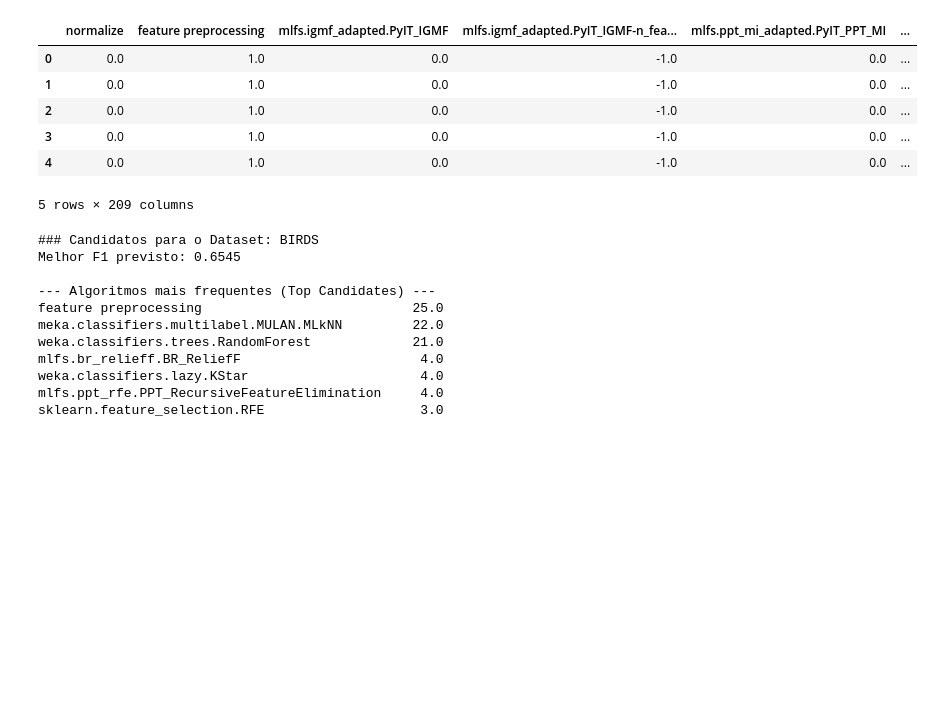
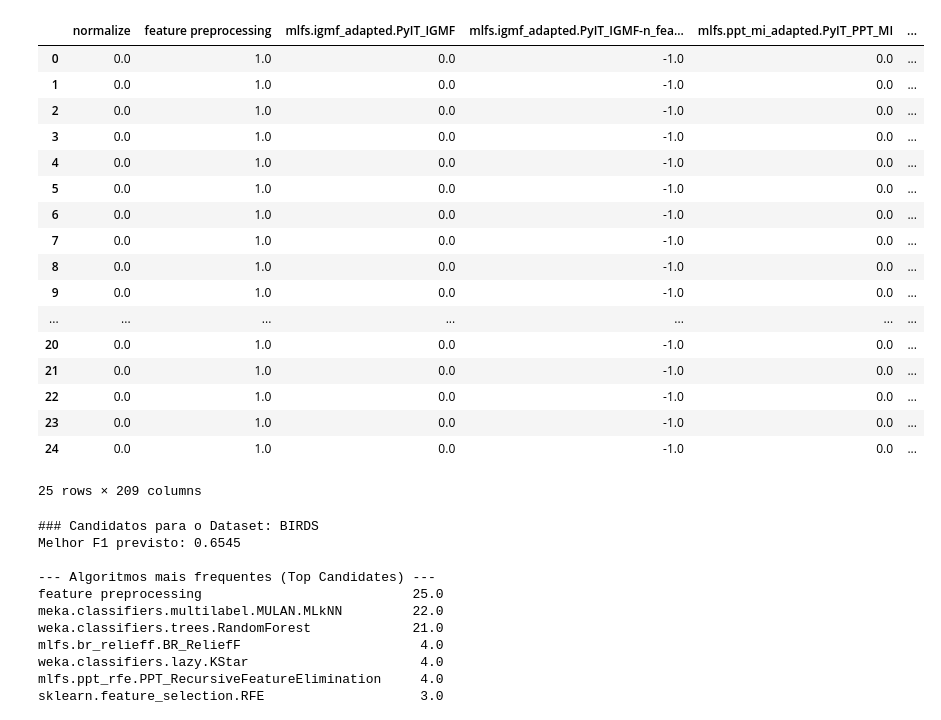
Before and after one commit to DemoreDev/SurrogateProject, a Jupyter notebook: notebooks/06_getting_best_candidates.ipynb, the cells around one changed output. Drawn from its saved outputs; the diff is of its cells as text; code cells hidden in the pictures; blank space fills up the shorter version.

```diff
--- a/notebooks/06_getting_best_candidates.ipynb
+++ b/notebooks/06_getting_best_candidates.ipynb
@@ -38,17 +38,29 @@ def get_details(name):
             display_val = int(val) if val == int(val) else val
             print(f"{label} {col} = {display_val}")
 # %%
-path = f"../results/predicted_pipeline_ranking/best_birds_xgboost.csv"
+import pandas as pd
+path = f"../results/predicted_pipeline_ranking/best_medical_xgboost.csv"
 df = pd.read_csv(path)
-display(df.head())
+df
 # %% [output]
 |  | normalize | feature preprocessing | mlfs.igmf_adapted.PyIT_IGMF | mlfs.igmf_adapted.PyIT_IGMF-n_fea... | mlfs.ppt_mi_adapted.PyIT_PPT_MI | ... |
 | 0 | 0.0 | 1.0 | 0.0 | -1.0 | 0.0 | ... |
 | 1 | 0.0 | 1.0 | 0.0 | -1.0 | 0.0 | ... |
 | 2 | 0.0 | 1.0 | 0.0 | -1.0 | 0.0 | ... |
 | 3 | 0.0 | 1.0 | 0.0 | -1.0 | 0.0 | ... |
 | 4 | 0.0 | 1.0 | 0.0 | -1.0 | 0.0 | ... |
+| 5 | 0.0 | 1.0 | 0.0 | -1.0 | 0.0 | ... |
+| 6 | 0.0 | 1.0 | 0.0 | -1.0 | 0.0 | ... |
+| 7 | 0.0 | 1.0 | 0.0 | -1.0 | 0.0 | ... |
+| 8 | 0.0 | 1.0 | 0.0 | -1.0 | 0.0 | ... |
+| 9 | 0.0 | 1.0 | 0.0 | -1.0 | 0.0 | ... |
+| ... | ... | ... | ... | ... | ... | ... |
+| 20 | 0.0 | 1.0 | 0.0 | -1.0 | 0.0 | ... |
+| 21 | 0.0 | 1.0 | 0.0 | -1.0 | 0.0 | ... |
+| 22 | 0.0 | 1.0 | 0.0 | -1.0 | 0.0 | ... |
+| 23 | 0.0 | 1.0 | 0.0 | -1.0 | 0.0 | ... |
+| 24 | 0.0 | 1.0 | 0.0 | -1.0 | 0.0 | ... |
-5 rows × 209 columns
+25 rows × 209 columns
 # %%
 get_details("birds")
 # %% [output]
```
Also changed, not shown: 7 other files.
